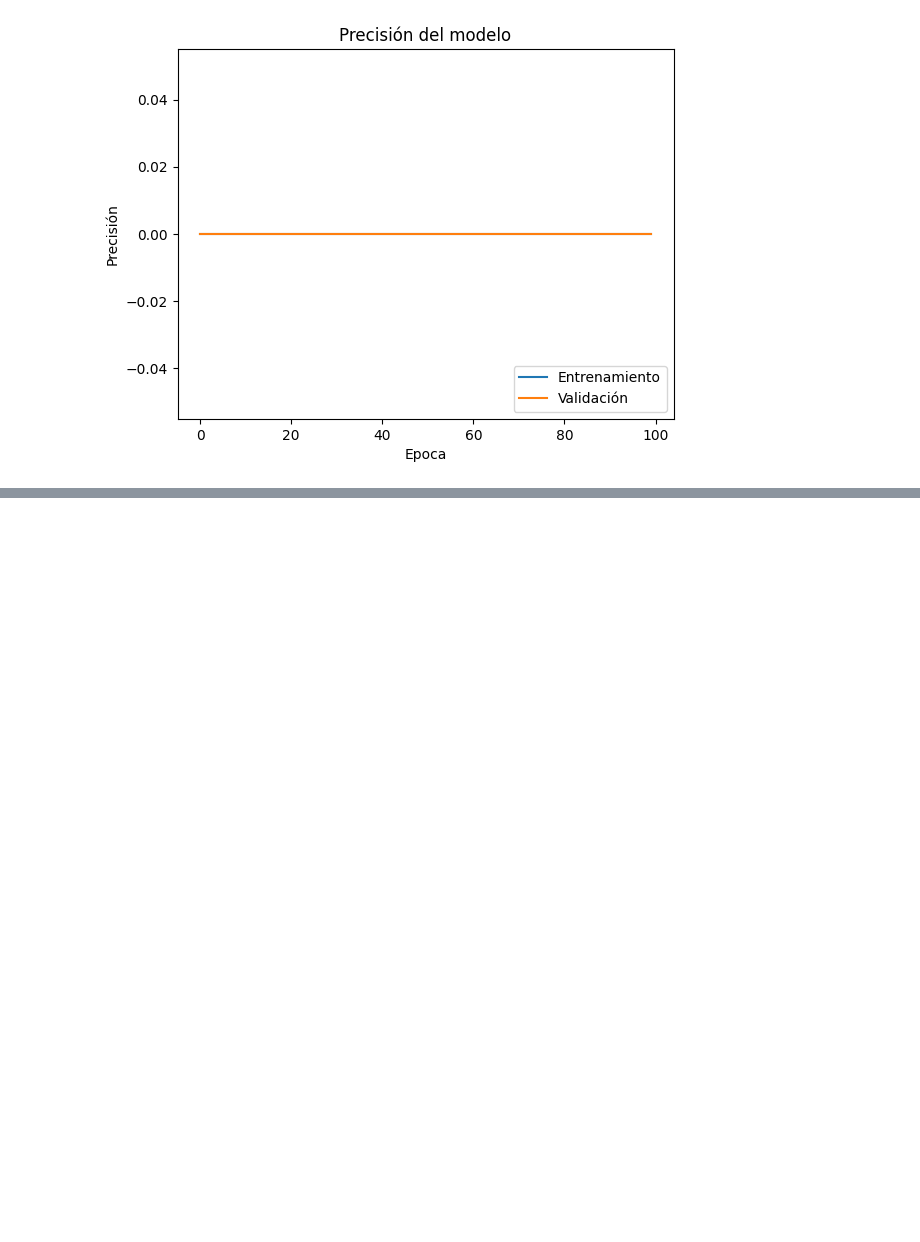
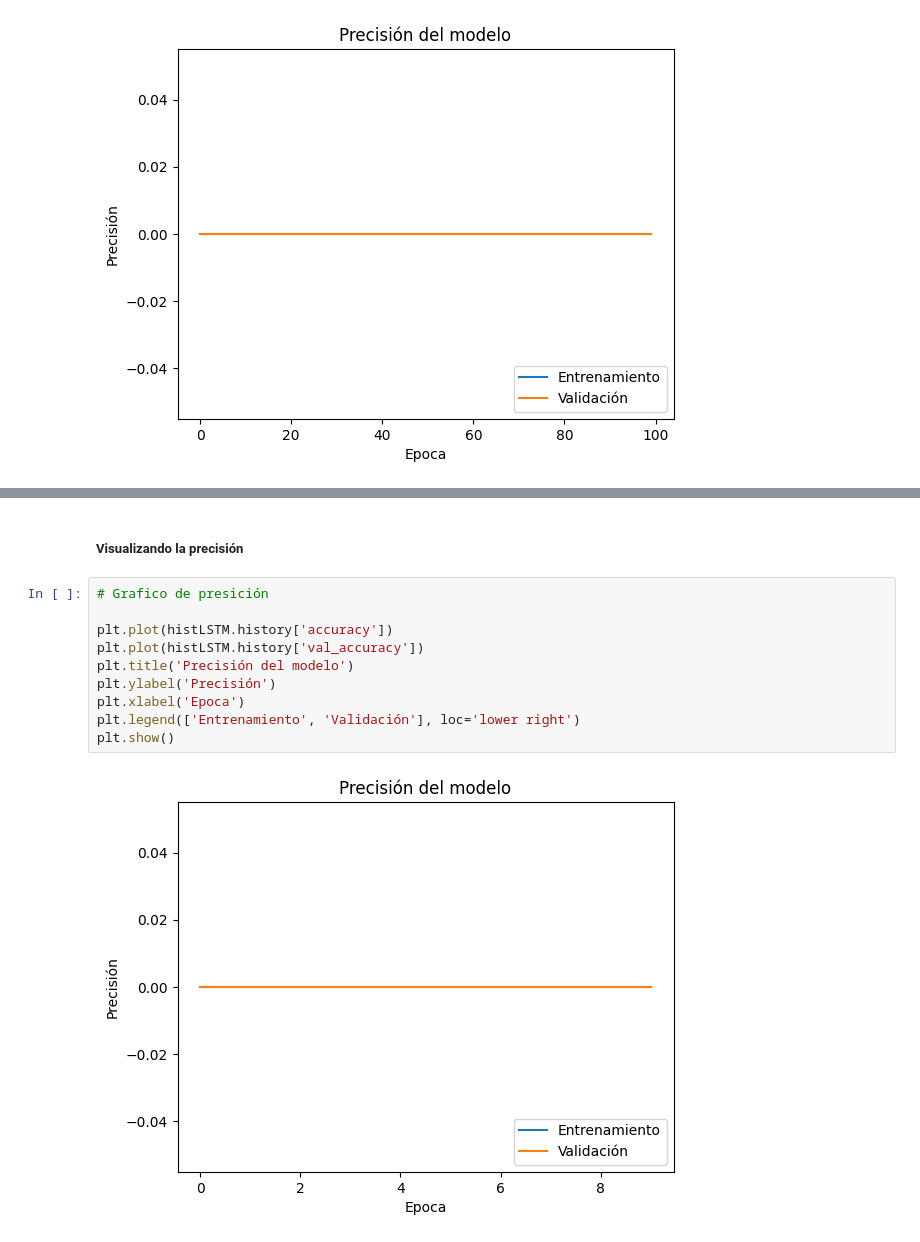
Before and after one commit to jleon253/house-rental-prediction, a Jupyter notebook: house_prediction_WKMC_ANN.ipynb, the cells around one changed output, grey strips where cells are left out. Cells and saved outputs as stored; diff of their text form; blank space fills up the shorter version.

```diff
--- a/house_prediction_WKMC_ANN.ipynb
+++ b/house_prediction_WKMC_ANN.ipynb
@@ -583,0 +671,14 @@ plt.show()
+# %% [markdown]
+##### Visualizando la precisión
+# %%
+# Grafico de presición
+
+plt.plot(histLSTM.history['accuracy'])
+plt.plot(histLSTM.history['val_accuracy'])
+plt.title('Precisión del modelo')
+plt.ylabel('Precisión')
+plt.xlabel('Epoca')
+plt.legend(['Entrenamiento', 'Validación'], loc='lower right')
+plt.show()
+# %% [output]
+[figure, added]
```
Also changed, not shown: parts of 14 cells of this notebook.
